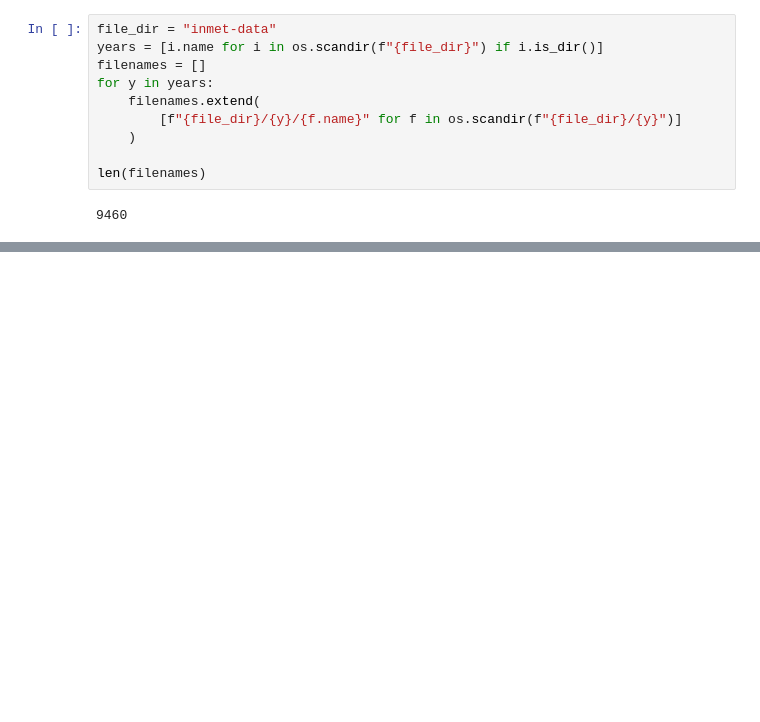
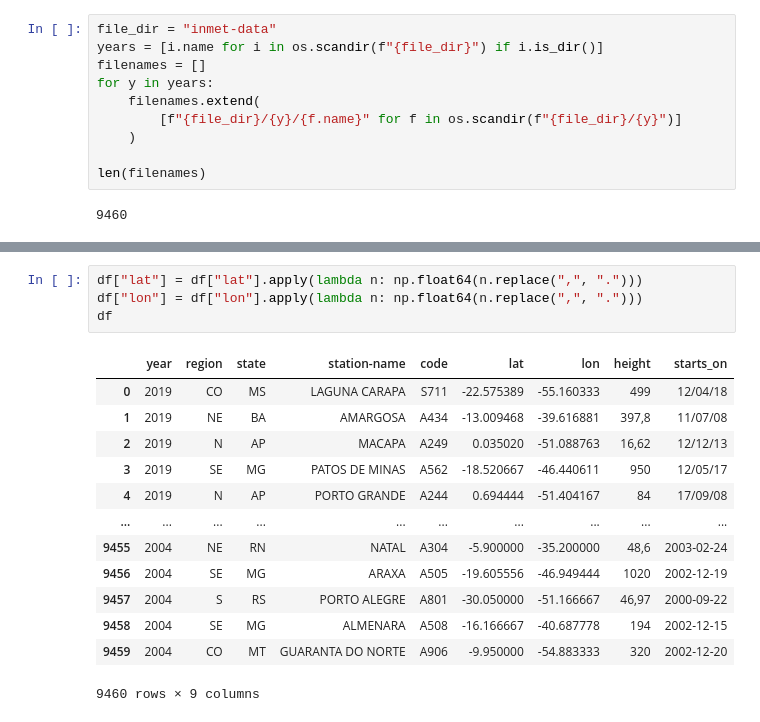
Before and after one commit to fellipessanha/solar-studies, a Jupyter notebook: multiple-cities.ipynb, the cells around one changed output, grey strips where cells are left out. Cells and saved outputs as stored; diff of their text form; blank space fills up the shorter version.

```diff
--- a/multiple-cities.ipynb
+++ b/multiple-cities.ipynb
@@ -46,0 +58,18 @@ for f in filenames[:4]:
+# %%
+df["lat"] = df["lat"].apply(lambda n: np.float64(n.replace(",", ".")))
+df["lon"] = df["lon"].apply(lambda n: np.float64(n.replace(",", ".")))
+df
+# %% [output]
+|  | year | region | state | station-name | code | lat | lon | height | starts_on |
+| 0 | 2019 | CO | MS | LAGUNA CARAPA | S711 | -22.575389 | -55.160333 | 499 | 12/04/18 |
+| 1 | 2019 | NE | BA | AMARGOSA | A434 | -13.009468 | -39.616881 | 397,8 | 11/07/08 |
+| 2 | 2019 | N | AP | MACAPA | A249 | 0.035020 | -51.088763 | 16,62 | 12/12/13 |
+| 3 | 2019 | SE | MG | PATOS DE MINAS | A562 | -18.520667 | -46.440611 | 950 | 12/05/17 |
+| 4 | 2019 | N | AP | PORTO GRANDE | A244 | 0.694444 | -51.404167 | 84 | 17/09/08 |
+| ... | ... | ... | ... | ... | ... | ... | ... | ... | ... |
+| 9455 | 2004 | NE | RN | NATAL | A304 | -5.900000 | -35.200000 | 48,6 | 2003-02-24 |
+| 9456 | 2004 | SE | MG | ARAXA | A505 | -19.605556 | -46.949444 | 1020 | 2002-12-19 |
+| 9457 | 2004 | S | RS | PORTO ALEGRE | A801 | -30.050000 | -51.166667 | 46,97 | 2000-09-22 |
+| 9458 | 2004 | SE | MG | ALMENARA | A508 | -16.166667 | -40.687778 | 194 | 2002-12-15 |
+| 9459 | 2004 | CO | MT | GUARANTA DO NORTE | A906 | -9.950000 | -54.883333 | 320 | 2002-12-20 |
+9460 rows × 9 columns
```
Also changed, not shown: parts of 10 cells of this notebook, 1 other file.
